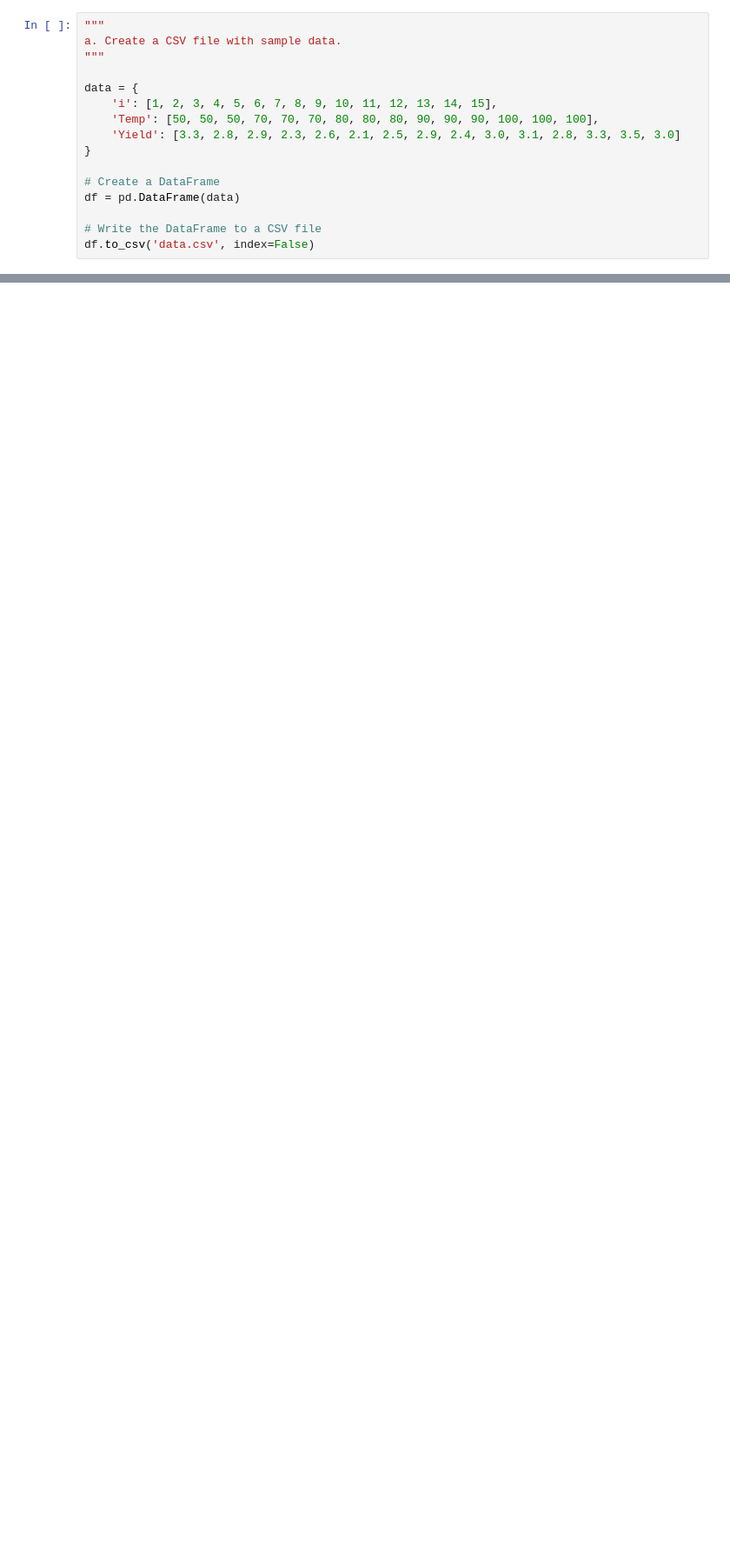
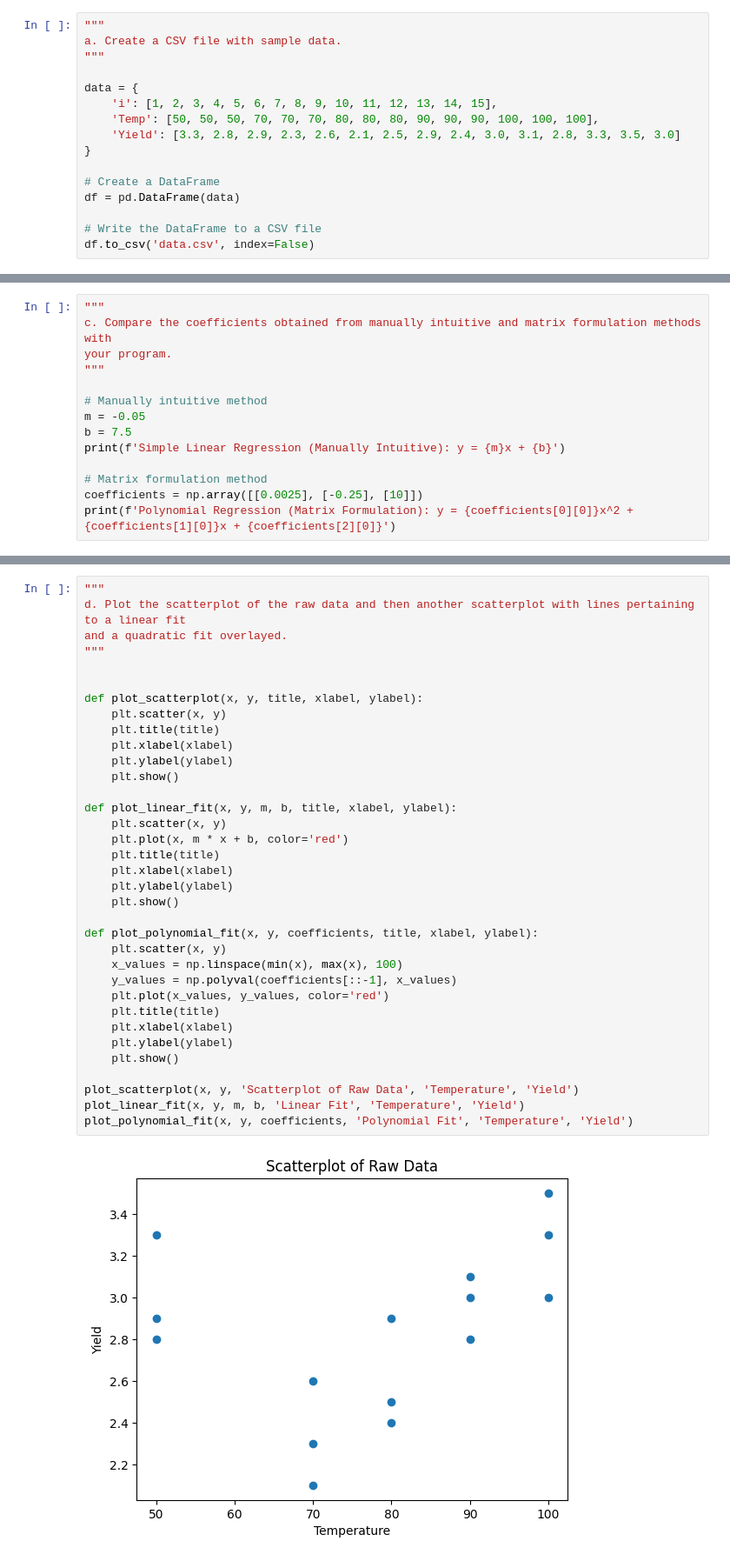
Before and after one commit to arnavjagia/5-sem-lab, a Jupyter notebook: ML/week 4 - Parametric Methods/week 4.ipynb, the cells around one changed output, grey strips where cells are left out. Shown: that part at 87% size. Saved outputs shown, nothing was run; the diff lists cells and outputs as text; blank space fills up the shorter version.

```diff
--- a/ML/week 4 - Parametric Methods/week 4.ipynb
+++ b/ML/week 4 - Parametric Methods/week 4.ipynb
@@ -95,0 +87,14 @@ Polynomial Regression Coefficients (degree 2): [ 7.96048110e+00 -1.53711340e-01
+# %%
+"""
+c. Compare the coefficients obtained from manually intuitive and matrix formulation methods with
+your program.
+"""
+
+# Manually intuitive method
+m = -0.05
+b = 7.5
+print(f'Simple Linear Regression (Manually Intuitive): y = {m}x + {b}')
+
+# Matrix formulation method
+coefficients = np.array([[0.0025], [-0.25], [10]])
+print(f'Polynomial Regression (Matrix Formulation): y = {coefficients[0][0]}x^2 + {coefficients[1][0]}x + {coefficients[2][0]}')
@@ -95,0 +104,37 @@ Polynomial Regression Coefficients (degree 2): [ 7.96048110e+00 -1.53711340e-01
+# %%
+"""
+d. Plot the scatterplot of the raw data and then another scatterplot with lines pertaining to a linear fit
+and a quadratic fit overlayed.
+"""
+
+
+def plot_scatterplot(x, y, title, xlabel, ylabel):
+    plt.scatter(x, y)
+    plt.title(title)
+    plt.xlabel(xlabel)
+    plt.ylabel(ylabel)
+    plt.show()
+
+def plot_linear_fit(x, y, m, b, title, xlabel, ylabel):
+    plt.scatter(x, y)
+    plt.plot(x, m * x + b, color='red')
+    plt.title(title)
+    plt.xlabel(xlabel)
+    plt.ylabel(ylabel)
+    plt.show()
+
+def plot_polynomial_fit(x, y, coefficients, title, xlabel, ylabel):
+    plt.scatter(x, y)
+    x_values = np.linspace(min(x), max(x), 100)
+    y_values = np.polyval(coefficients[::-1], x_values)
+    plt.plot(x_values, y_values, color='red')
+    plt.title(title)
+    plt.xlabel(xlabel)
+    plt.ylabel(ylabel)
+    plt.show()
+
+plot_scatterplot(x, y, 'Scatterplot of Raw Data', 'Temperature', 'Yield')
+plot_linear_fit(x, y, m, b, 'Linear Fit', 'Temperature', 'Yield')
+plot_polynomial_fit(x, y, coefficients, 'Polynomial Fit', 'Temperature', 'Yield')
+# %% [output]
+[figure, added]
```
Also changed, not shown: parts of 5 cells of this notebook, 1 other file.
